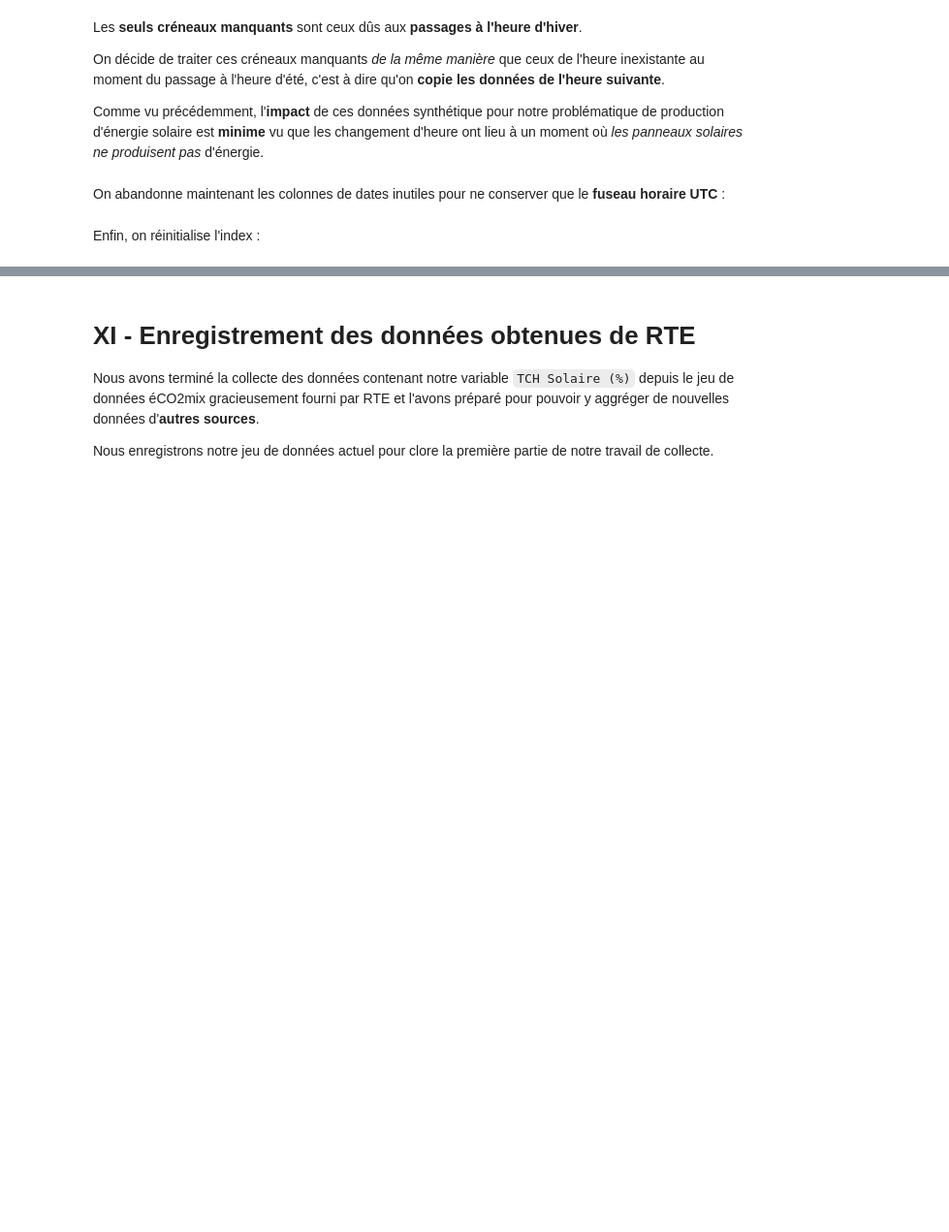
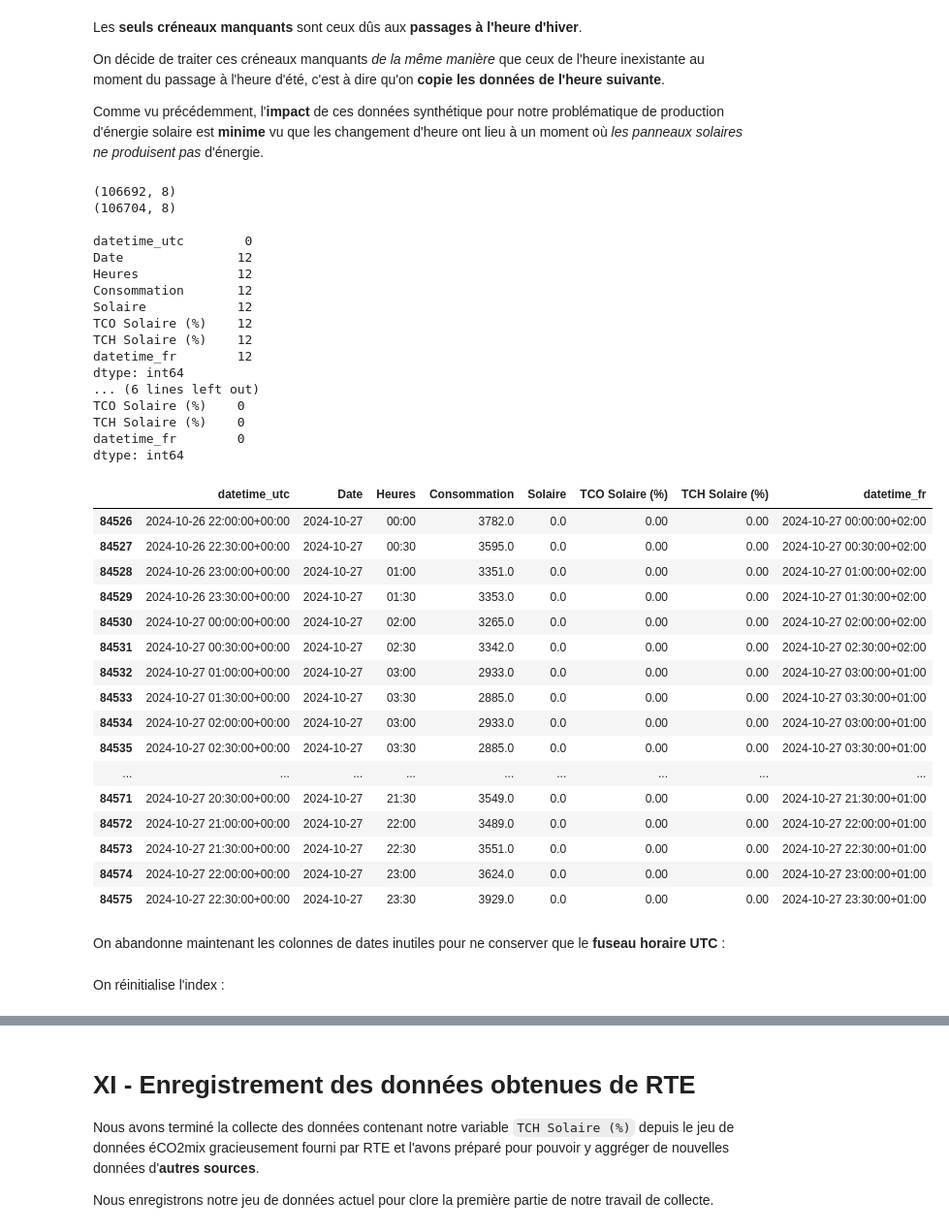
Before and after one commit to Math2935/aug25cds_variabilite, a Jupyter notebook: notebooks/02_collecte/01_production.ipynb, the cells around one changed output, grey strips where cells are left out. Shown at 97% size. Cells and saved outputs as stored; diff of their text form; code cells hidden in the pictures; blank space fills up the shorter version.

```diff
--- a/notebooks/02_collecte/01_production.ipynb
+++ b/notebooks/02_collecte/01_production.ipynb
@@ -118,17 +161,19 @@ Nous allons chercher les datasets disponibles qui la comporte.
 
 year = 2013 # Sert  à afficher l'année en cours de traitement
 var_base_cible = 'TCH Solaire (%)' # Nom de la variable nécessaire au calcul de la variable cible
+presence_var_cible = []
 
 # On parcours les datasets
 for f in file_list :
 
     # Lire le jeu de données
     # Malgré son extension, le fichier xls est en fait un fichier csv encodé en 'iso_8859-1' ce qui correspond au 'latin_1'
-    df = pd.read_csv(f + '.xls', sep='\t', encoding='latin_1')
+    df = pd.read_csv(f, sep='\t', encoding='latin_1')
 
     # On affiche des informations basiques sur le dataset qu'on vient d'extraire
     print(year, ":") # L'année correspondant au dataset en cours de traitement
     print(f"\tTaille du dataset : {df.shape[0]} lignes x {df.shape[1]} colonnes.") # les dimensions du dataset
-    print("\tBase de la cible présente :", (var_base_cible in df.columns)) # la variable est-elle présente dans le dataset
+    presence_var_cible.append(var_base_cible in df.columns)
+    print("\tBase de la cible présente :", presence_var_cible[-1], '\n') # la variable est-elle présente dans le dataset
 
     year += 1
@@ -143,21 +225,12 @@ Or, nous avons vu que les datasets de différentes années peuvent avoir des **v
 
 Pour cela, nous allons **lister les variables** présentes dans les datasets, puis prendre les variables d'un des datasets et regarder si elles sont présentes dans les autres datasets. On ne conservera que celles **présentes dans tous les datasets**.
 # %%
-# Lire les datasets dans des DataFrames
-## Lire fichier source du dataset de 2020
-df_2020 = pd.read_csv(input_datasets + 'eCO2mix_RTE_PACA_Annuel-Definitif_2020.xls', sep='\t', encoding='latin_1')
-## Lire fichier source du dataset de 2021
-df_2021 = pd.read_csv(input_datasets + 'eCO2mix_RTE_PACA_Annuel-Definitif_2021.xls', sep='\t', encoding='latin_1')
-## Lire fichier source du dataset de 2022
-df_2022 = pd.read_csv(input_datasets + 'eCO2mix_RTE_PACA_Annuel-Definitif_2022.xls', sep='\t', encoding='latin_1')
-## Lire fichier source du dataset de 2023
-df_2023 = pd.read_csv(input_datasets + 'eCO2mix_RTE_PACA_Annuel-Definitif_2023.xls', sep='\t', encoding='latin_1')
-## Lire fichier source du dataset de 2024
-df_2024 = pd.read_csv(input_datasets + 'eCO2mix_RTE_PACA_En-cours-Consolide.xls', sep='\t', encoding='latin_1')
-
-
 # Stocker les DataFrames dans la variable dataset_list
-dataset_list = [df_2020, df_2021, df_2022, df_2023, df_2024]
+dataset_list = []
+for f, present in zip(file_list, presence_var_cible):
+    if present :
+        df = pd.read_csv(f, sep='\t', encoding='latin_1')
+        dataset_list.append(df)
 
 
 # Etablir la liste de toutes les colonnes des datasets retenus
@@ -421,23 +617,58 @@ Comme vu précédemment, l'**impact** de ces données synthétique pour notre pr
 # %%
 print(df_rte.shape)
 df_rte2 = pd.DataFrame(totalite_creneaux, columns=['datetime_utc'])
 df_rte = df_rte2.merge(df_rte, how='left', on='datetime_utc')
 print(df_rte.shape)
 print(f"\n{df_rte.isna().sum()}")
 df_rte.sort_values(by='datetime_utc', inplace=True)
 
 for creneau in creneaux_manquants:
-    df_rte.loc[df_rte['datetime_utc']== creneau, 'Périmètre':'datetime_fr'] = df_rte.loc[df_rte['datetime_utc'] == creneau + pd.Timedelta(hours=1), 'Périmètre':'datetime_fr'].values
+    df_rte.loc[df_rte['datetime_utc']== creneau, 'Date':'datetime_fr'] = df_rte.loc[df_rte['datetime_utc'] == creneau + pd.Timedelta(hours=1), 'Date':'datetime_fr'].values
 
 print(f"\n{df_rte.isna().sum()}")
 display(df_rte[df_rte['Date'] == '2024-10-27'])
+# %% [output]
+(106692, 8)
+(106704, 8)
+
+datetime_utc        0
+Date               12
+Heures             12
+Consommation       12
+Solaire            12
+TCO Solaire (%)    12
+TCH Solaire (%)    12
+datetime_fr        12
+dtype: int64
+... (6 lines left out)
+TCO Solaire (%)    0
+TCH Solaire (%)    0
+datetime_fr        0
+dtype: int64
+|  | datetime_utc | Date | Heures | Consommation | Solaire | TCO Solaire (%) | TCH Solaire (%) | datetime_fr |
+| 84526 | 2024-10-26 22:00:00+00:00 | 2024-10-27 | 00:00 | 3782.0 | 0.0 | 0.00 | 0.00 | 2024-10-27 00:00:00+02:00 |
+| 84527 | 2024-10-26 22:30:00+00:00 | 2024-10-27 | 00:30 | 3595.0 | 0.0 | 0.00 | 0.00 | 2024-10-27 00:30:00+02:00 |
+| 84528 | 2024-10-26 23:00:00+00:00 | 2024-10-27 | 01:00 | 3351.0 | 0.0 | 0.00 | 0.00 | 2024-10-27 01:00:00+02:00 |
+| 84529 | 2024-10-26 23:30:00+00:00 | 2024-10-27 | 01:30 | 3353.0 | 0.0 | 0.00 | 0.00 | 2024-10-27 01:30:00+02:00 |
+| 84530 | 2024-10-27 00:00:00+00:00 | 2024-10-27 | 02:00 | 3265.0 | 0.0 | 0.00 | 0.00 | 2024-10-27 02:00:00+02:00 |
+| 84531 | 2024-10-27 00:30:00+00:00 | 2024-10-27 | 02:30 | 3342.0 | 0.0 | 0.00 | 0.00 | 2024-10-27 02:30:00+02:00 |
+| 84532 | 2024-10-27 01:00:00+00:00 | 2024-10-27 | 03:00 | 2933.0 | 0.0 | 0.00 | 0.00 | 2024-10-27 03:00:00+01:00 |
+| 84533 | 2024-10-27 01:30:00+00:00 | 2024-10-27 | 03:30 | 2885.0 | 0.0 | 0.00 | 0.00 | 2024-10-27 03:30:00+01:00 |
+| 84534 | 2024-10-27 02:00:00+00:00 | 2024-10-27 | 03:00 | 2933.0 | 0.0 | 0.00 | 0.00 | 2024-10-27 03:00:00+01:00 |
+| 84535 | 2024-10-27 02:30:00+00:00 | 2024-10-27 | 03:30 | 2885.0 | 0.0 | 0.00 | 0.00 | 2024-10-27 03:30:00+01:00 |
+| ... | ... | ... | ... | ... | ... | ... | ... | ... |
+| 84571 | 2024-10-27 20:30:00+00:00 | 2024-10-27 | 21:30 | 3549.0 | 0.0 | 0.00 | 0.00 | 2024-10-27 21:30:00+01:00 |
+| 84572 | 2024-10-27 21:00:00+00:00 | 2024-10-27 | 22:00 | 3489.0 | 0.0 | 0.00 | 0.00 | 2024-10-27 22:00:00+01:00 |
+| 84573 | 2024-10-27 21:30:00+00:00 | 2024-10-27 | 22:30 | 3551.0 | 0.0 | 0.00 | 0.00 | 2024-10-27 22:30:00+01:00 |
+| 84574 | 2024-10-27 22:00:00+00:00 | 2024-10-27 | 23:00 | 3624.0 | 0.0 | 0.00 | 0.00 | 2024-10-27 23:00:00+01:00 |
+| 84575 | 2024-10-27 22:30:00+00:00 | 2024-10-27 | 23:30 | 3929.0 | 0.0 | 0.00 | 0.00 | 2024-10-27 23:30:00+01:00 |
 # %% [markdown]
 On abandonne maintenant les colonnes de dates inutiles pour ne conserver que le **fuseau horaire UTC** :
 # %%
 # On supprime les colonnes 'Date', 'Heures' et 'datetime_fr'
 df_rte = df_rte.drop(['Date', 'Heures', 'datetime_fr'], axis=1)
 # %% [markdown]
-Enfin, on réinitialise l'index :
+On réinitialise l'index :
 # %%
 # On réinitialise l'index
 df_rte.reset_index(drop=True, inplace=True)
```
Also changed, not shown: parts of 27 cells of this notebook, 1 other file.
